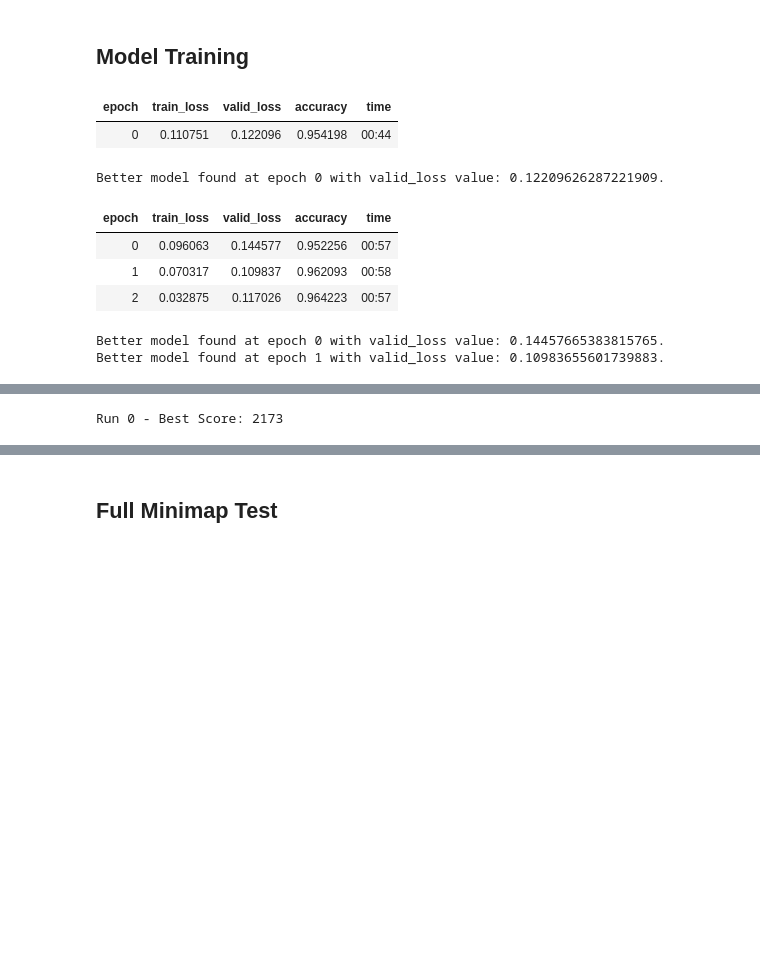
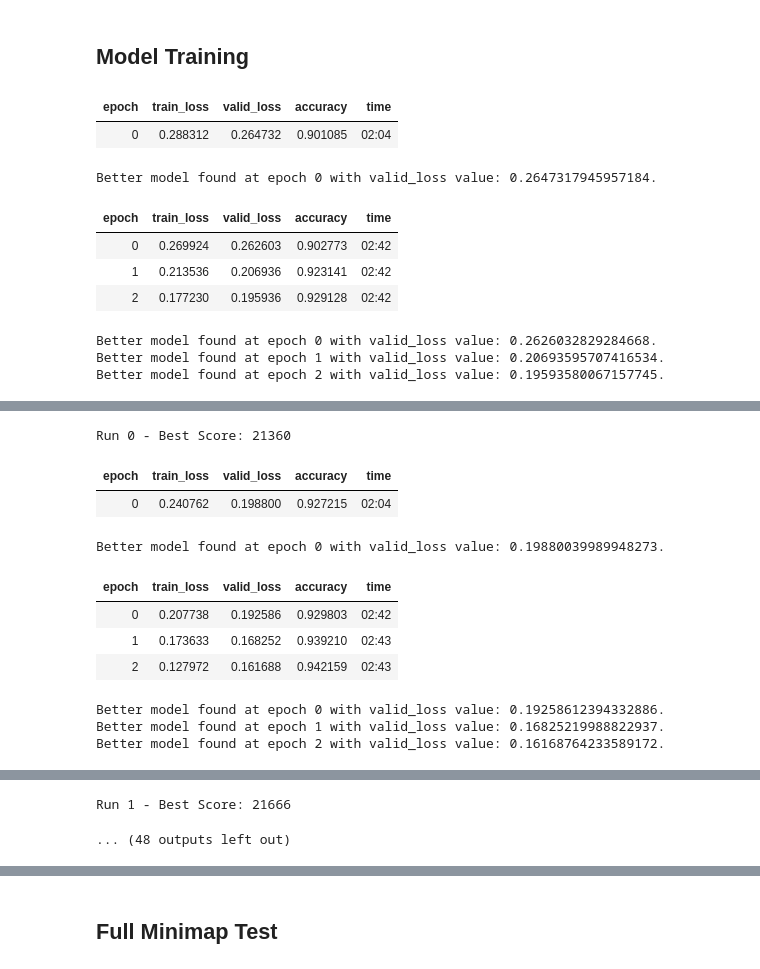
Before and after one commit to isaacshannon/lol-notebooks, a Jupyter notebook: nb_locator.ipynb, the cells around one changed output, grey strips where cells are left out. Drawn from its saved outputs; the diff is of its cells as text; code cells hidden in the pictures; blank space fills up the shorter version.

```diff
--- a/nb_locator.ipynb
+++ b/nb_locator.ipynb
@@ -29,9 +30,6 @@ data_dir = "./locator"
 torch.cuda.current_device()
 # %% [output]
 0
-# %%
-for f in os.listdir(f"{data_dir}/newdata/terrain"):
-    os.rename(f"{data_dir}/newdata/terrain/{f}", f"{data_dir}/newdata/train/terrain/{f}")
 # %% [markdown]
 # Validation & Training Sets
 # %% [markdown]
@@ -88,31 +86,42 @@ def get_score(learn):
 # %%
 best_learn = None
 best_score = 0
 lr = 0.02
 
-for i in range(0, 1):
+for i in range(0, 10):
     learn = create_cnn(data, models.resnet101, metrics=[accuracy])
     gc.collect()
     learn.callbacks = [SaveModelCallback(
         learn, every='improvement', mode='min', name='best')]
     learn.fit_one_cycle(1, lr)
     learn.unfreeze()
     learn.fit_one_cycle(3, slice(1e-6, lr/5))
 
     new_score = get_score(learn)
     if new_score > best_score or not best_learn:
         best_learn = learn
         best_score = new_score
     print(f'Run {i} - Best Score: {best_score}')
 # %% [output]
 | epoch | train_loss | valid_loss | accuracy | time |
-| 0 | 0.110751 | 0.122096 | 0.954198 | 00:44 |
+| 0 | 0.288312 | 0.264732 | 0.901085 | 02:04 |
-Better model found at epoch 0 with valid_loss value: 0.12209626287221909.
+Better model found at epoch 0 with valid_loss value: 0.2647317945957184.
 | epoch | train_loss | valid_loss | accuracy | time |
-| 0 | 0.096063 | 0.144577 | 0.952256 | 00:57 |
-| 1 | 0.070317 | 0.109837 | 0.962093 | 00:58 |
-| 2 | 0.032875 | 0.117026 | 0.964223 | 00:57 |
+| 0 | 0.269924 | 0.262603 | 0.902773 | 02:42 |
+| 1 | 0.213536 | 0.206936 | 0.923141 | 02:42 |
+| 2 | 0.177230 | 0.195936 | 0.929128 | 02:42 |
-Better model found at epoch 0 with valid_loss value: 0.14457665383815765.
-Better model found at epoch 1 with valid_loss value: 0.10983655601739883.
+Better model found at epoch 0 with valid_loss value: 0.2626032829284668.
+Better model found at epoch 1 with valid_loss value: 0.20693595707416534.
+Better model found at epoch 2 with valid_loss value: 0.19593580067157745.
 [interactive output not drawn]
-Run 0 - Best Score: 2173
+Run 0 - Best Score: 21360
+| epoch | train_loss | valid_loss | accuracy | time |
+| 0 | 0.240762 | 0.198800 | 0.927215 | 02:04 |
+Better model found at epoch 0 with valid_loss value: 0.19880039989948273.
+| epoch | train_loss | valid_loss | accuracy | time |
+| 0 | 0.207738 | 0.192586 | 0.929803 | 02:42 |
+| 1 | 0.173633 | 0.168252 | 0.939210 | 02:43 |
+| 2 | 0.127972 | 0.161688 | 0.942159 | 02:43 |
+Better model found at epoch 0 with valid_loss value: 0.19258612394332886.
+Better model found at epoch 1 with valid_loss value: 0.16825219988822937.
+Better model found at epoch 2 with valid_loss value: 0.16168764233589172.
@@ -119,3 +129,5 @@ Run 0 - Best Score: 2173
+Run 1 - Best Score: 21666
+... (48 outputs left out)
 # %%
 best_learn.show_results()
 # %% [output]
```
Also changed, not shown: parts of 17 cells of this notebook, 7 other files.
